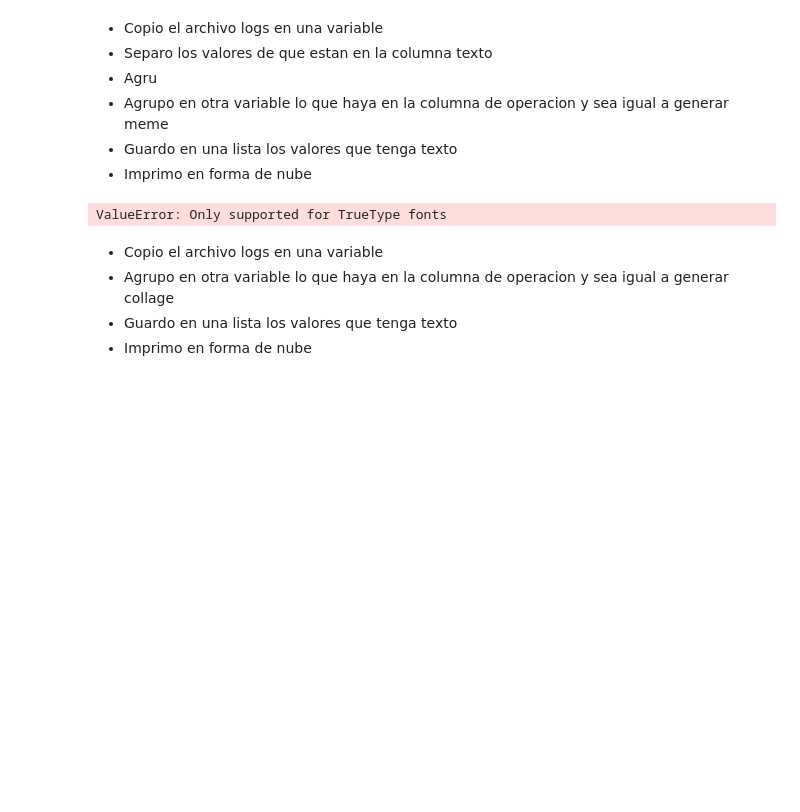
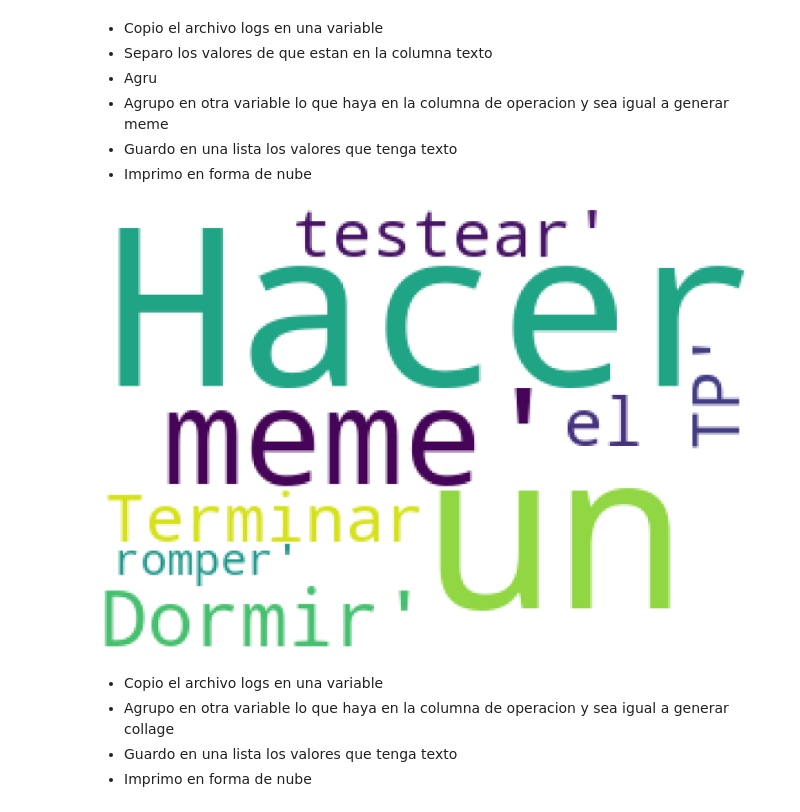
Before and after one commit to mayraPeguinho/unlpImage, a Jupyter notebook: notebooks/estadisticas_jupyter.ipynb, the cells around one changed output. Cells and saved outputs as stored; diff of their text form; code cells hidden in the pictures; blank space fills up the shorter version.

```diff
--- a/notebooks/estadisticas_jupyter.ipynb
+++ b/notebooks/estadisticas_jupyter.ipynb
@@ -372,32 +372,32 @@ Imagenes mas usadas para collage
 # %%
 df_nube = df_logs.copy()
 
 df_nube['Textos'] = df_nube['Textos'].str.split(";")
 
 df_nube = df_nube.explode('Textos')
 
-textos_memes = df_nube.loc[(df_ranking["Operación"] == 'Generacion meme')]
+textos_memes = df_nube.loc[(df_nube["Operación"] == 'Generacion meme')]
 
 lista_textos = textos_memes['Textos'].unique()
 
 lista_textos=str(lista_textos)
 
 # Define a function to plot word cloud
 def plot_cloud(wordcloud):
     # Set figure size
     plt.figure(figsize=(40, 30))
     # Display image
     plt.imshow(wordcloud)
     # No axis details
     plt.axis("off")
 
 # Generate wordcloud
 wordcloud = WordCloud(width = 300, height = 200,
                background_color='white').generate(lista_textos)
 #Plot
 plot_cloud(wordcloud)
 # %% [output]
-ValueError: Only supported for TrueType fonts
+[figure, added]
 # %% [markdown]
 - Copio el archivo logs en una variable
 - Agrupo en otra variable lo que haya en la columna de operacion y sea igual a generar collage
```
Also changed, not shown: parts of 2 cells of this notebook, 1 other file.
